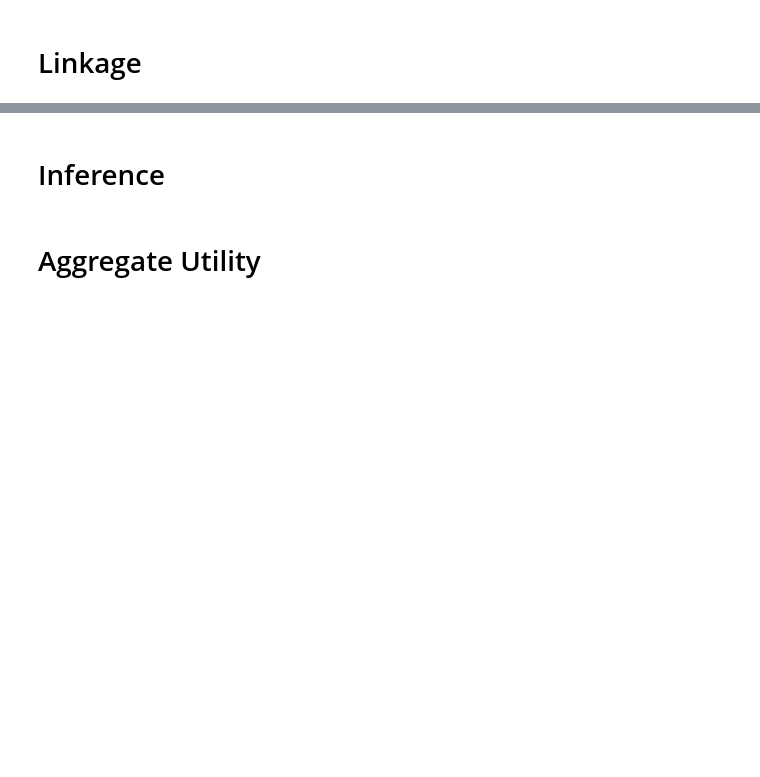
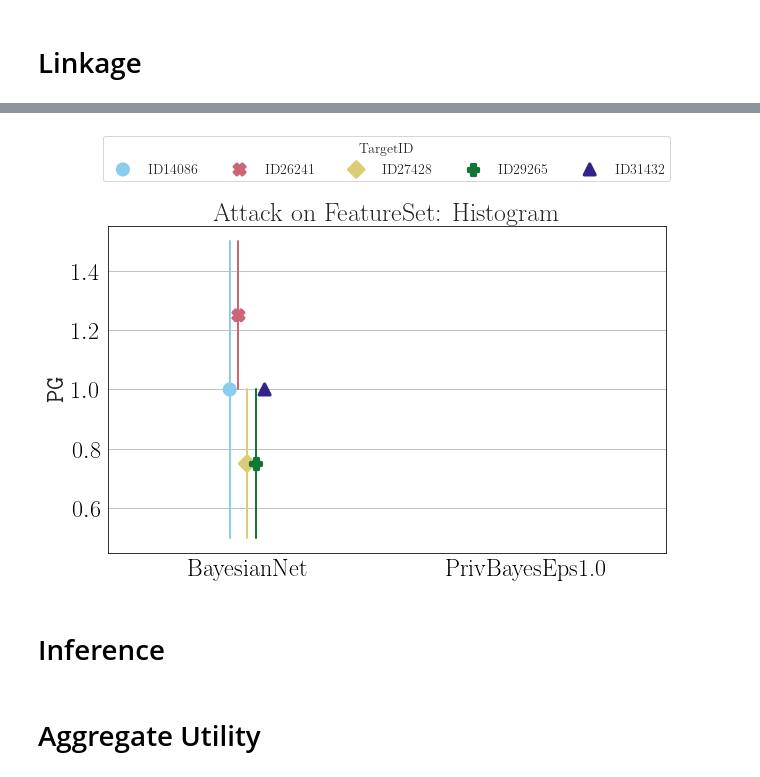
Before and after one commit to spring-epfl/synthetic_data_release, a Jupyter notebook: notebooks/Analyse Results.ipynb, the cells around one changed output, grey strips where cells are left out. Saved outputs shown, nothing was run; the diff lists cells and outputs as text; code cells hidden in the pictures; blank space fills up the shorter version.

```diff
--- a/notebooks/Analyse Results.ipynb
+++ b/notebooks/Analyse Results.ipynb
@@ -24,3 +28,7 @@ fig = plt_per_target_pg(linkage_gain, models, resFilter=('FeatureSet', 'Correlat
+# %%
+fig = plt_per_target_pg(linkage_gain, models, resFilter=('FeatureSet', 'Histogram'))
+# %% [output]
+[figure, added]
 # %% [markdown]
 # Inference
 # %%
```
Also changed, not shown: parts of 2 cells of this notebook, 2 other files.
